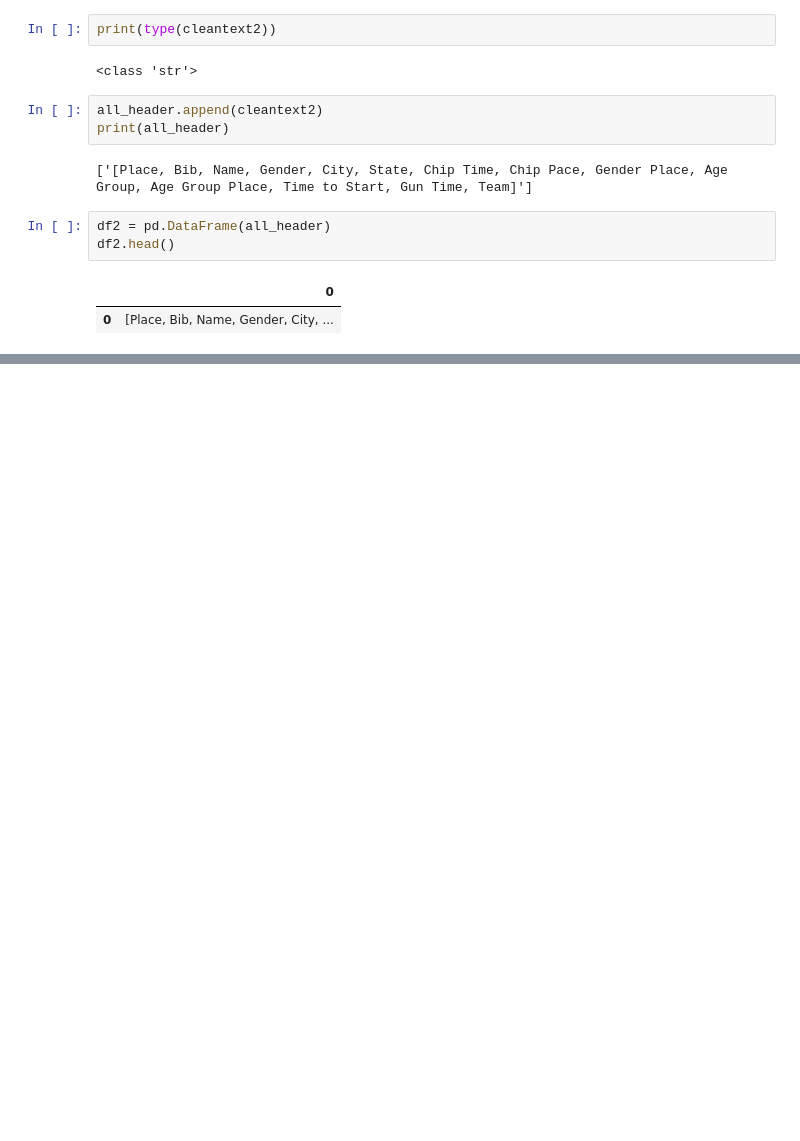
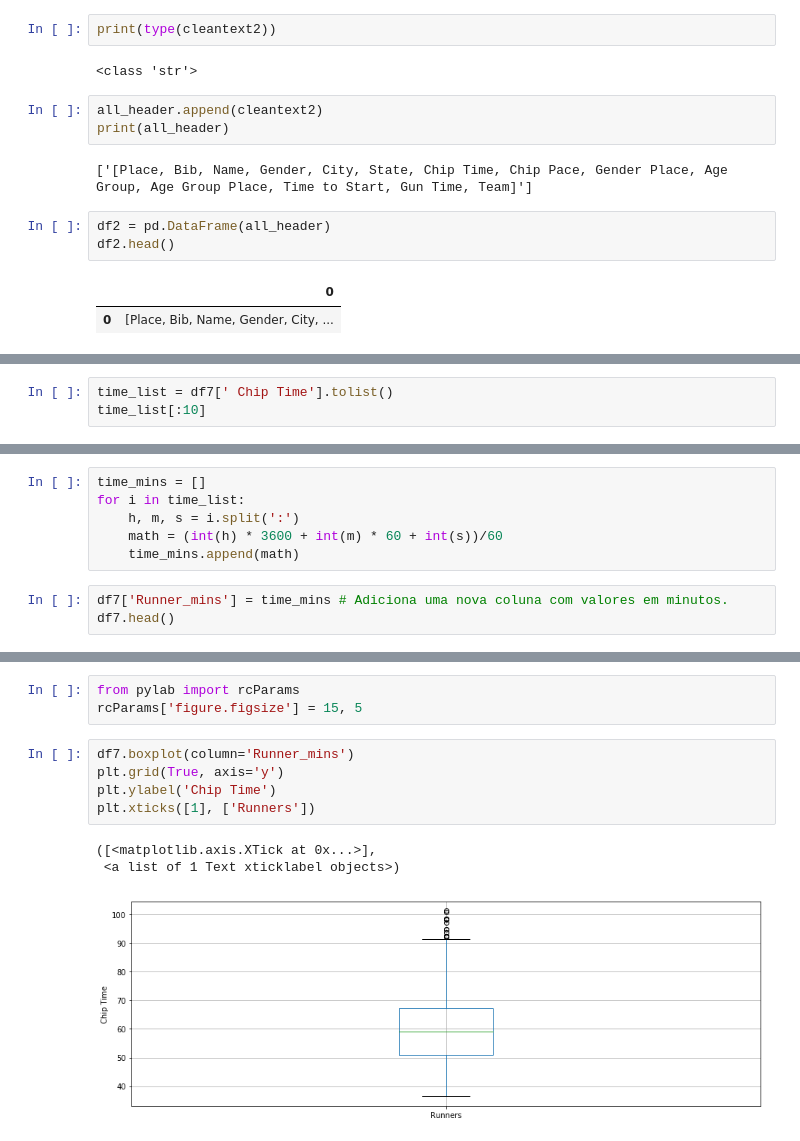
Before and after one commit to wt3c/park, a Jupyter notebook: src/lab/scraping/scraping#1.ipynb, the cells around one changed output, grey strips where cells are left out. Saved outputs shown, nothing was run; the diff lists cells and outputs as text; blank space fills up the shorter version.

```diff
--- a/src/lab/scraping/scraping#1.ipynb
+++ b/src/lab/scraping/scraping#1.ipynb
@@ -305,0 +376,3 @@ memory usage: 70.0+ KB
+# %%
+time_list = df7[' Chip Time'].tolist()
+time_list[:10]
@@ -305,0 +390,9 @@ memory usage: 70.0+ KB
+# %%
+time_mins = []
+for i in time_list:
+    h, m, s = i.split(':')
+    math = (int(h) * 3600 + int(m) * 60 + int(s))/60
+    time_mins.append(math)
+# %%
+df7['Runner_mins'] = time_mins # Adiciona uma nova coluna com valores em minutos.
+df7.head()
@@ -305,0 +418,12 @@ memory usage: 70.0+ KB
+# %%
+from pylab import rcParams
+rcParams['figure.figsize'] = 15, 5
+# %%
+df7.boxplot(column='Runner_mins')
+plt.grid(True, axis='y')
+plt.ylabel('Chip Time')
+plt.xticks([1], ['Runners'])
+# %% [output]
+([<matplotlib.axis.XTick at 0x...>],
+ <a list of 1 Text xticklabel objects>)
+[figure, added]
```
Also changed, not shown: parts of 27 cells of this notebook, 11 other files.
